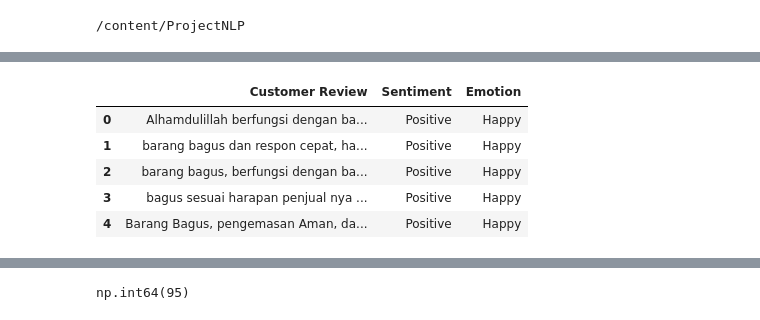
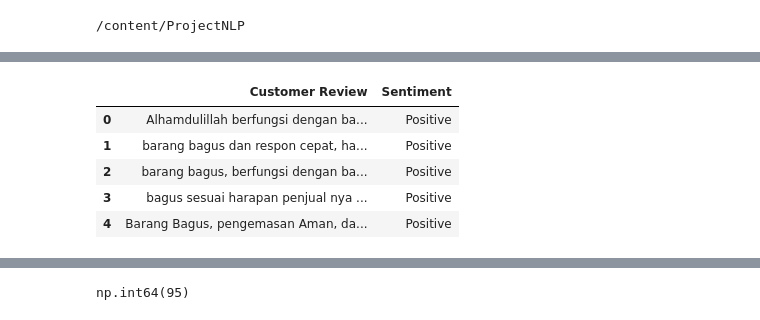
Before and after one commit to asipnana/ProjectNLP, a Jupyter notebook: notebooks/02_preprocessing_basic.ipynb, the cells around one changed output, grey strips where cells are left out. Saved outputs shown, nothing was run; the diff lists cells and outputs as text; code cells hidden in the pictures.

```diff
--- a/notebooks/02_preprocessing_basic.ipynb
+++ b/notebooks/02_preprocessing_basic.ipynb
@@ -39,13 +46,13 @@ df.head()
 | 3 | Computers and Laptops | ADAPTOR CHARGER MONITOR LCD LED T... | Jakarta Timur | 55000 | 4.7 | 2030 | 672 | 5 | ... |
 | 4 | Computers and Laptops | ADAPTOR CHARGER MONITOR LCD LED T... | Jakarta Timur | 55000 | 4.7 | 2030 | 672 | 5 | ... |
 # %%
-df = df[['Customer Review', 'Sentiment', 'Emotion']]
+df = df[['Customer Review', 'Sentiment']]
 df.head()
 # %% [output]
-|  | Customer Review | Sentiment | Emotion |
-| 0 | Alhamdulillah berfungsi dengan ba... | Positive | Happy |
-| 1 | barang bagus dan respon cepat, ha... | Positive | Happy |
-| 2 | barang bagus, berfungsi dengan ba... | Positive | Happy |
-| 3 | bagus sesuai harapan penjual nya ... | Positive | Happy |
-| 4 | Barang Bagus, pengemasan Aman, da... | Positive | Happy |
+|  | Customer Review | Sentiment |
+| 0 | Alhamdulillah berfungsi dengan ba... | Positive |
+| 1 | barang bagus dan respon cepat, ha... | Positive |
+| 2 | barang bagus, berfungsi dengan ba... | Positive |
+| 3 | bagus sesuai harapan penjual nya ... | Positive |
+| 4 | Barang Bagus, pengemasan Aman, da... | Positive |
 # %%
```
Also changed, not shown: parts of 6 cells of this notebook.
